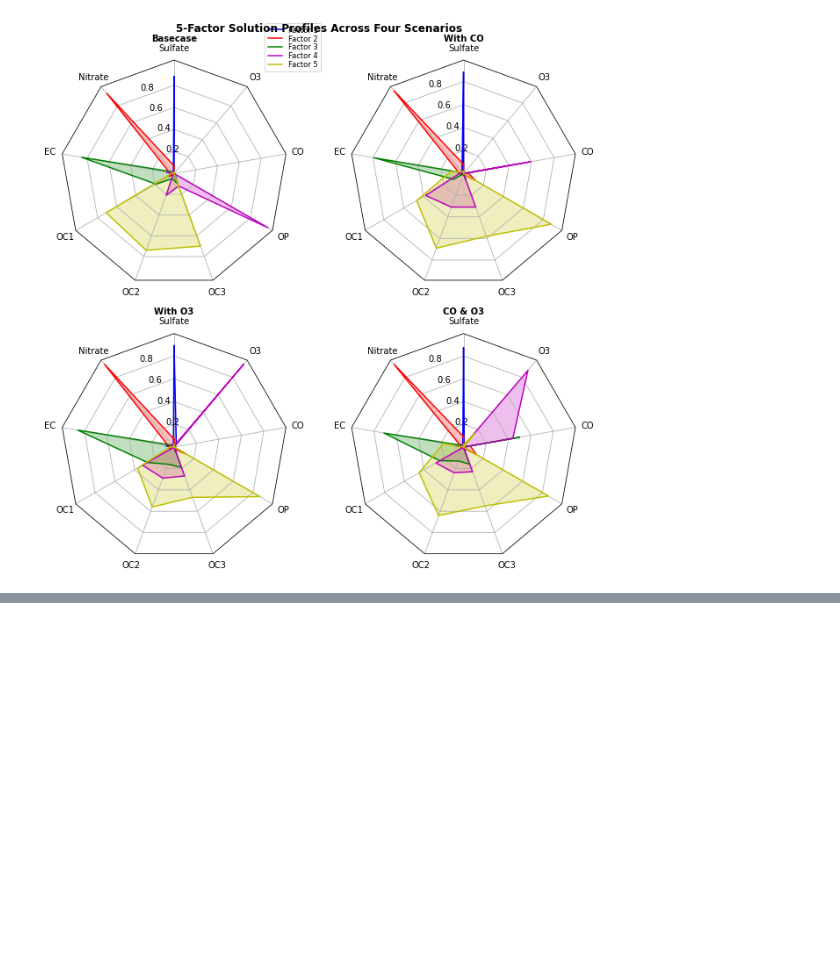
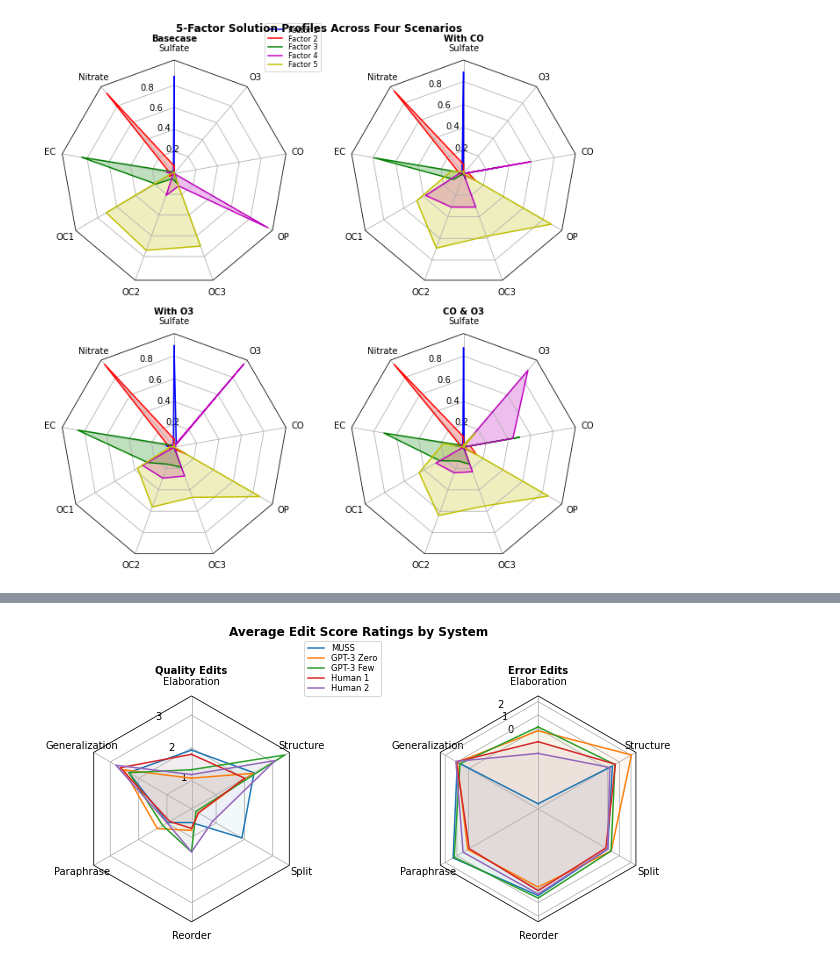
Before and after one commit to Yao-Dou/ts-annotation-tool, a Jupyter notebook: data/analysis/analysis.ipynb, the cells around one changed output, grey strips where cells are left out. Saved outputs shown, nothing was run; the diff lists cells and outputs as text; code cells hidden in the pictures; blank space fills up the shorter version.

```diff
--- a/data/analysis/analysis.ipynb
+++ b/data/analysis/analysis.ipynb
@@ -515,0 +515,83 @@ plt.show()
+# %%
+# Separate quality and error charts
+out = {}
+
+sys = {}
+
+for system in set([x['system'] for x in data]):
+    annotator_data = [sent for sent in data if sent['system'] == system]
+    anns = [i for j  in [sent['processed_annotations'] for sent in annotator_data] for i in j if i['type'] == Quality.QUALITY]
+
+    sys[system] = {
+        Information.MORE: avg([ann['score'] for ann in anns if ann['information_impact'] == Information.MORE]),
+        Information.LESS: avg([ann['score'] for ann in anns if ann['information_impact'] == Information.LESS]),
+        Tmp.PARAPHRASE: avg([ann['score'] for ann in anns if ann['information_impact'] == Information.SAME and ann['edit_type'] == 'substitution']),
+        Edit.REORDER: avg([ann['score'] for ann in anns if ann['edit_type'] == 'reorder']),
+        Edit.SPLIT: avg([ann['score'] for ann in anns if ann['edit_type'] == 'split']) / 5,
+        Edit.STRUCTURE: avg([ann['score'] for ann in anns if ann['edit_type'] == 'structure']),
+    }
+
+out['quality'] = sys
+
+sys = {}
+
+for system in set([x['system'] for x in data]):
+    annotator_data = [sent for sent in data if sent['system'] == system]
+    anns = [i for j  in [sent['processed_annotations'] for sent in annotator_data] for i in j if i['type'] == Quality.ERROR]
+
+    sys[system] = {
+        Information.MORE: avg([ann['score'] for ann in anns if ann['information_impact'] == Information.MORE]),
+        Information.LESS: avg([ann['score'] for ann in anns if ann['information_impact'] == Information.LESS]),
+        Tmp.PARAPHRASE: avg([ann['score'] for ann in anns if ann['information_impact'] == Information.SAME and ann['edit_type'] == 'substitution']),
+        Edit.REORDER: avg([ann['score'] for ann in anns if ann['edit_type'] == 'reorder']),
+        Edit.SPLIT: avg([ann['score'] for ann in anns if ann['edit_type'] == 'split']),
+        Edit.STRUCTURE: avg([ann['score'] for ann in anns if ann['edit_type'] == 'structure']),
+    }
+
+out['error'] = sys
+
+spokes = list(out[list(out.keys())[0]][list(out[list(out.keys())[0]].keys())[0]].keys())
+annotators = [x for x in system_name_mapping if x in list(out[list(out.keys())[0]].keys())]
+
+plot_data = [spokes]
+
+quality_data = []
+for system in annotators:
+    quality_data += [[out['quality'][system][spoke] for spoke in spokes]]
+
+error_data = []
+for system in annotators:
+    error_data += [[out['error'][system][spoke] for spoke in spokes]]
+
+plot_data += [('Quality Edits', quality_data)]
+plot_data += [('Error Edits', error_data)]
+
+# PLOTS
+
+N = len(spokes)
+theta = radar_factory(N, frame='polygon')
+spoke_labels = [x.value for x in plot_data.pop(0)]
+
+fig, axs = plt.subplots(figsize=(9, 12), nrows=1, ncols=2,
+        subplot_kw=dict(projection='radar'))
+fig.subplots_adjust(wspace=0.25, hspace=0.20, top=0.85, bottom=0.05)
+
+# Plot the four cases from the example data on separate axes
+for ax, (title, case_data) in zip(axs.flat, plot_data):
+    ax.set_rgrids([i for i in range(0, 8)])
+    ax.set_title(title, weight='bold', size='medium', position=(0.5, 1.1),
+                    horizontalalignment='center', verticalalignment='center')
+    for d, color in zip(case_data, colors):
+        ax.plot(theta, d) # color=color
+        ax.fill(theta, d, alpha=0.05, label='_nolegend_') # facecolor=color
+    ax.set_varlabels(spoke_labels)
+
+# add legend relative to top-left plot
+legend = axs[0].legend([system_name_mapping[x] for x in annotators], loc=(1, 1), labelspacing=0.1, fontsize='small')
+
+fig.text(0.5, 0.7, 'Average Edit Score Ratings by System',
+        horizontalalignment='center', color='black', weight='bold', size='large')
+
+plt.show()
+# %% [output]
+[figure, added]
```
Also changed, not shown: parts of 6 cells of this notebook.
